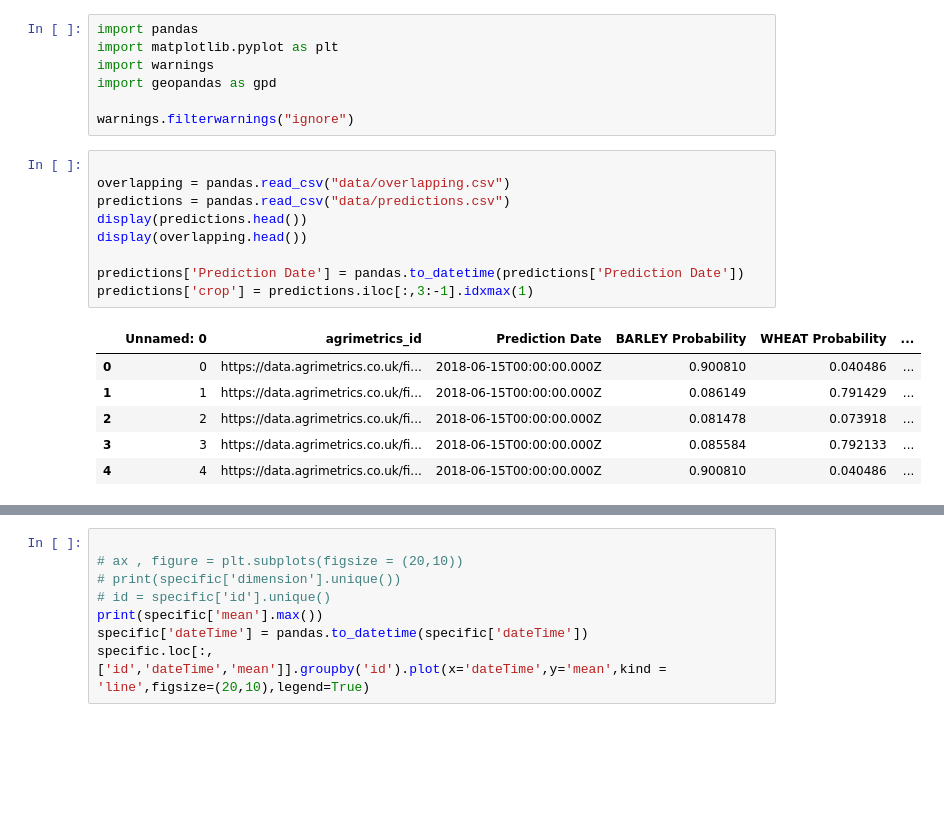
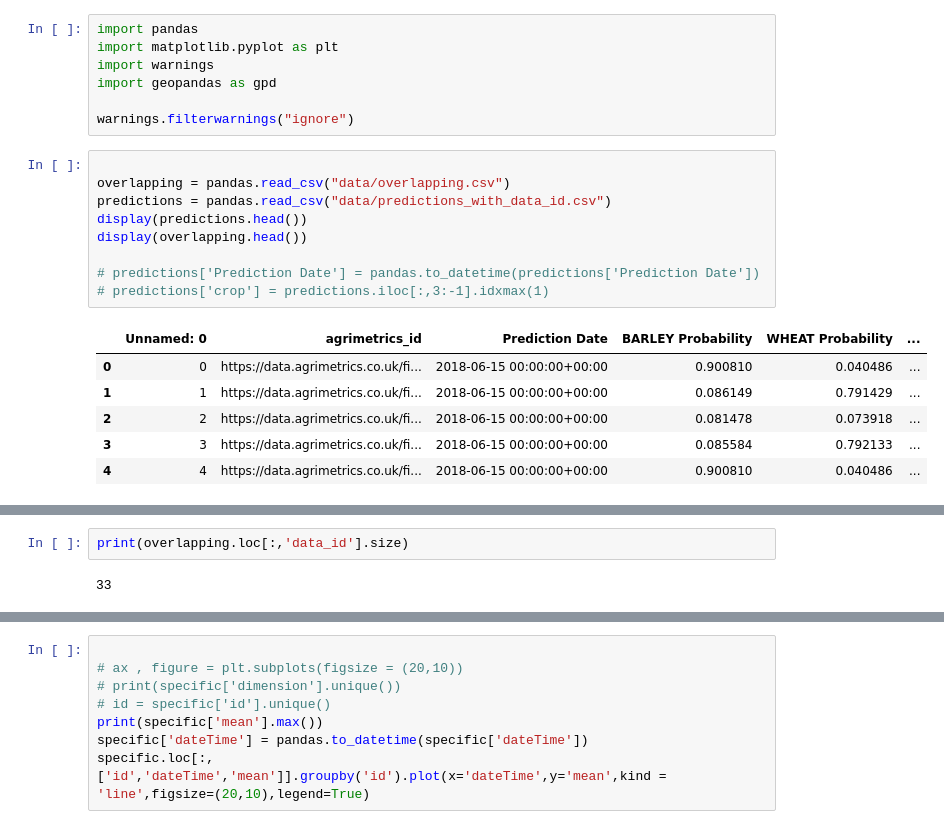
Before and after one commit to Agreed-Earth-LTD/challenge, a Jupyter notebook: Untitled-1.ipynb, the cells around one changed output, grey strips where cells are left out. Drawn from its saved outputs; the diff is of its cells as text; blank space fills up the shorter version.

```diff
--- a/Untitled-1.ipynb
+++ b/Untitled-1.ipynb
@@ -8,22 +8,26 @@ warnings.filterwarnings("ignore")
 # %%
 
 overlapping = pandas.read_csv("data/overlapping.csv")
-predictions = pandas.read_csv("data/predictions.csv")
+predictions = pandas.read_csv("data/predictions_with_data_id.csv")
 display(predictions.head())
 display(overlapping.head())
 
-predictions['Prediction Date'] = pandas.to_datetime(predictions['Prediction Date'])
-predictions['crop'] = predictions.iloc[:,3:-1].idxmax(1)
+# predictions['Prediction Date'] = pandas.to_datetime(predictions['Prediction Date'])
+# predictions['crop'] = predictions.iloc[:,3:-1].idxmax(1)
 # %% [output]
 |  | Unnamed: 0 | agrimetrics_id | Prediction Date | BARLEY Probability | WHEAT Probability | ... |
-| 0 | 0 | https://data.agrimetrics.co.uk/fi... | 2018-06-15T00:00:00.000Z | 0.900810 | 0.040486 | ... |
-| 1 | 1 | https://data.agrimetrics.co.uk/fi... | 2018-06-15T00:00:00.000Z | 0.086149 | 0.791429 | ... |
-| 2 | 2 | https://data.agrimetrics.co.uk/fi... | 2018-06-15T00:00:00.000Z | 0.081478 | 0.073918 | ... |
-| 3 | 3 | https://data.agrimetrics.co.uk/fi... | 2018-06-15T00:00:00.000Z | 0.085584 | 0.792133 | ... |
-| 4 | 4 | https://data.agrimetrics.co.uk/fi... | 2018-06-15T00:00:00.000Z | 0.900810 | 0.040486 | ... |
+| 0 | 0 | https://data.agrimetrics.co.uk/fi... | 2018-06-15 00:00:00+00:00 | 0.900810 | 0.040486 | ... |
+| 1 | 1 | https://data.agrimetrics.co.uk/fi... | 2018-06-15 00:00:00+00:00 | 0.086149 | 0.791429 | ... |
+| 2 | 2 | https://data.agrimetrics.co.uk/fi... | 2018-06-15 00:00:00+00:00 | 0.081478 | 0.073918 | ... |
+| 3 | 3 | https://data.agrimetrics.co.uk/fi... | 2018-06-15 00:00:00+00:00 | 0.085584 | 0.792133 | ... |
+| 4 | 4 | https://data.agrimetrics.co.uk/fi... | 2018-06-15 00:00:00+00:00 | 0.900810 | 0.040486 | ... |
 |  | data_id | agrimetrics_id | Agrimetrics Geometry | Agreed Earth Geometry |
 | 0 | Blacksmiths-1 | https://data.agrimetrics.co.uk/fi... | POLYGON ((-1.6451747217527515 52.... | POLYGON ((424045.2019855421 28510... |
 | 1 | Near_Field-2 | https://data.agrimetrics.co.uk/fi... | POLYGON ((-1.6445957527550894 52.... | POLYGON ((424170.43382260646 2844... |
 | 2 | Intake-3 | https://data.agrimetrics.co.uk/fi... | POLYGON ((-1.643265265752293 52.4... | POLYGON ((424214.06575556885 2847... |
 | 3 | Intake-3 | https://data.agrimetrics.co.uk/fi... | POLYGON ((-1.643265265752293 52.4... | POLYGON ((424214.06575556885 2847... |
 | 4 | Brook_Field-4 | https://data.agrimetrics.co.uk/fi... | POLYGON ((-1.6362293887465587 52.... | POLYGON ((424753.1182318315 28480... |
+# %%
+print(overlapping.loc[:,'data_id'].size)
+# %% [output]
+33
```
Also changed, not shown: parts of 6 cells of this notebook.
